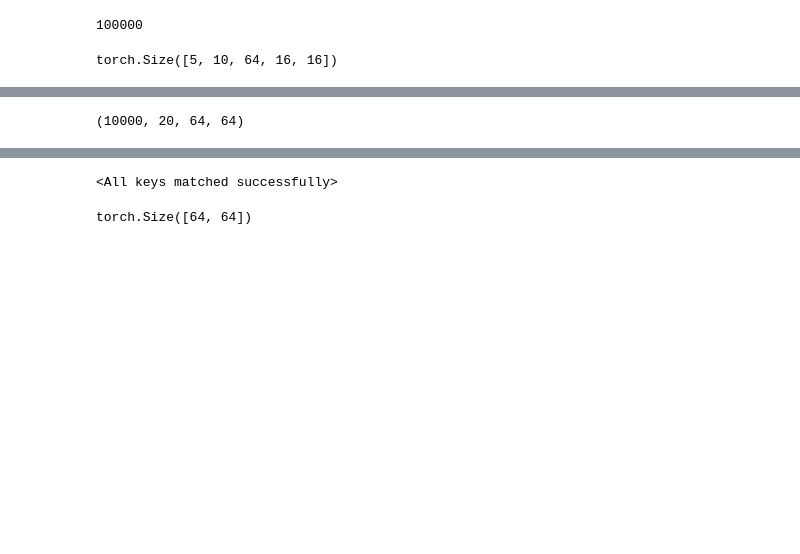
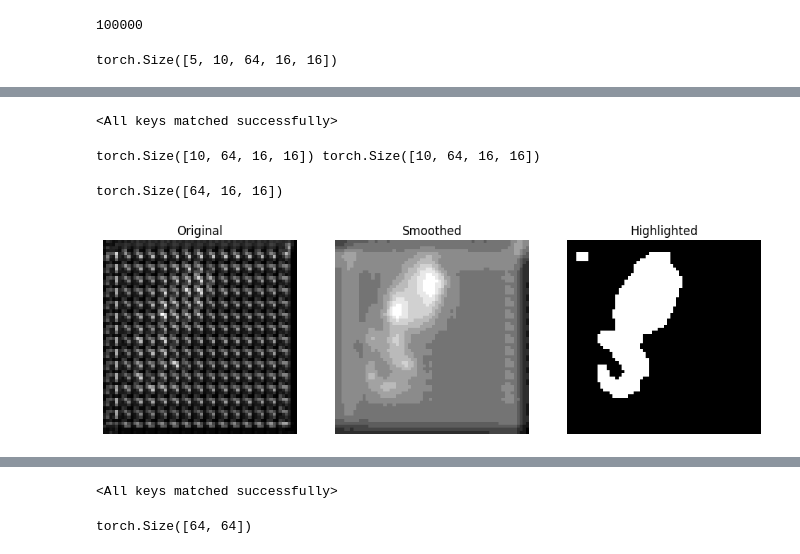
Before and after one commit to Ishushan02/Video-Generation-Flowing-MNIST, a Jupyter notebook: model-4-VQVAE.ipynb, the cells around one changed output, grey strips where cells are left out. Saved outputs shown, nothing was run; the diff lists cells and outputs as text; code cells hidden in the pictures; blank space fills up the shorter version.

```diff
--- a/model-4-VQVAE.ipynb
+++ b/model-4-VQVAE.ipynb
@@ -763,15 +689,0 @@ torch.Size([10000, 20, 1, 64, 64])
-# %%
-device = torch.device('mps' if torch.cuda.is_available() else 'cpu')
-torchDataset = MakeVideoDataset(data)
-dataloader = DataLoader(torchDataset, batch_size=8, shuffle = True)
-
-transformer_celoss =nn.CrossEntropyLoss()
-modelA = Transformer().to(device)
-modelB = VecQVAE().to(device)
-
-optimizerA = optim.AdamW(modelA.parameters(), lr=5e-5)
-optimizerB = optim.Adam(modelB.parameters(), lr=2e-4)
-schedulerA = StepLR(optimizerA, step_size=10, gamma=0.5)
-schedulerB = StepLR(optimizerB, step_size=20, gamma=0.7)
-
-epochs = 100
@@ -852,6 +690,58 @@ KeyboardInterrupt:
-# %%
-data = np.load("data/MovingMNIST/mnist_test_seq.npy")
-data = np.transpose(data, (1, 0, 2, 3))
-data.shape
-# %% [output]
-(10000, 20, 64, 64)
+# %%
+modelValB = torch.load("model/TDECODER/tdecoder.pt", map_location=torch.device('cpu'))
+modelB.load_state_dict(modelValB)
+# %% [output]
+<All keys matched successfully>
+# %%
+X, Y = torchDataset.__getitem__(10)
+# X = X.unsqueeze(0)
+X.shape, Y.shape
+X[0].shape
+# %% [output]
+torch.Size([10, 64, 16, 16]) torch.Size([10, 64, 16, 16])
+torch.Size([64, 16, 16])
+# %%
+import cv2
+with torch.inference_mode():
+    out_image = modelA.decodeImage(Y[0].unsqueeze(0))
+    # out_image = modelA.decodeImage(out_image)
+    out_image = out_image.squeeze()
+    out_image = (out_image * 255.0).byte().cpu().numpy()
+    out_image = np.squeeze(out_image)  # Now shape is (H, W)
+
+    # Step 1: Smooth using Gaussian Blur
+    smoothed = cv2.GaussianBlur(out_image, (11, 11), sigmaX=0)
+
+    # Step 2: Threshold to keep only the most highlighted parts
+    # You can use a fixed threshold or Otsu's method
+    _, highlighted = cv2.threshold(smoothed, 0, 255, cv2.THRESH_BINARY + cv2.THRESH_OTSU)
+
+    # Optional: Clean small noise
+    kernel = np.ones((3, 3), np.uint8)
+    highlighted = cv2.morphologyEx(highlighted, cv2.MORPH_OPEN, kernel)
+
+    # Step 3: Show the result
+    plt.figure(figsize=(12, 4))
+    plt.subplot(1, 3, 1)
+    plt.title("Original")
+    plt.imshow(out_image, cmap='gray')
+    plt.axis("off")
+
+    plt.subplot(1, 3, 2)
+    plt.title("Smoothed")
+    plt.imshow(smoothed, cmap='gray')
+    plt.axis("off")
+
+    plt.subplot(1, 3, 3)
+    plt.title("Highlighted")
+    plt.imshow(highlighted, cmap='gray')
+    plt.axis("off")
+
+    plt.show()
+    # print(out_image)
+    # plt.imshow(out_image)
+    # plt.axis('off')
+    # plt.tight_layout()
+    # plt.show()
+# %% [output]
+[figure, added]
```
Also changed, not shown: parts of 14 cells of this notebook, 1 other file.
